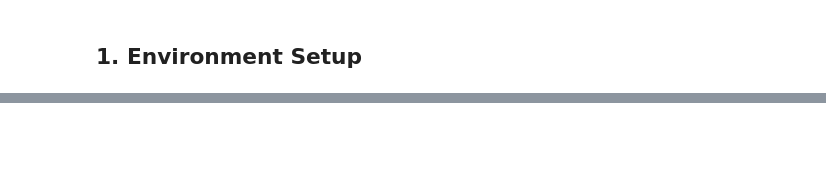
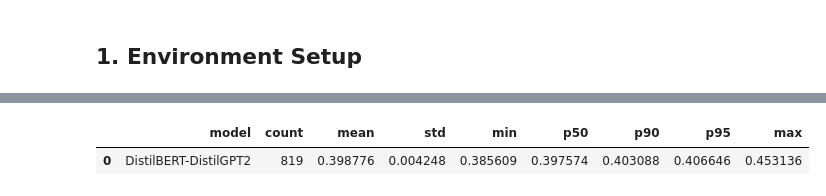
Before and after one commit to LittleHouse75/flatiron-language-models-for-ai, a Jupyter notebook: notebooks/02_experiment1_bert_gpt2.ipynb, the cells around one changed output, grey strips where cells are left out. Drawn from its saved outputs; the diff is of its cells as text; code cells hidden in the pictures; blank space fills up the shorter version.

```diff
--- a/notebooks/02_experiment1_bert_gpt2.ipynb
+++ b/notebooks/02_experiment1_bert_gpt2.ipynb
@@ -668,0 +812,84 @@ This notebook demonstrates the feasibility and limitations of a hand-assembled e
+# %%
+# Test Set Latency Measurement
+
+print("\n" + "="*60)
+print("TEST SET LATENCY MEASUREMENT")
+print("="*60)
+
+import time
+from tqdm.auto import tqdm
+
+model.eval()
+latencies = []
+
+print(f"\nMeasuring per-example inference latency on {len(test_df)} test examples...")
+
+for idx, row in tqdm(test_df.iterrows(), total=len(test_df), desc="Measuring latency"):
+    dialogue = row["dialogue"]
+
+    # Tokenize (encoder uses its own tokenizer)
+    inputs = enc_tokenizer(
+        dialogue,
+        return_tensors="pt",
+        truncation=True,
+        padding="max_length",
+        max_length=MAX_SOURCE_LEN,
+    ).to(device)
+
+    # Time the generation
+    t0 = time.perf_counter()
+    with torch.no_grad():
+        outputs = model.generate(
+            input_ids=inputs.input_ids,
+            attention_mask=inputs.attention_mask,
+            max_length=MAX_TARGET_LEN,
+            num_beams=NUM_BEAMS,
+            early_stopping=True,
+        )
+    # Synchronize GPU to ensure accurate timing
+    if device.type == "cuda":
+        torch.cuda.synchronize()
+    t1 = time.perf_counter()
+
+    latencies.append(t1 - t0)
+
+# Add latencies to the predictions DataFrame
+full_test_results["latency_seconds"] = latencies
+
+# Re-save predictions with latency column
+full_test_results.to_csv(predictions_path, index=False)
+print(f"\nUpdated predictions with latency: {predictions_path}")
+
+# Compute and display latency statistics
+latency_series = pd.Series(latencies)
+latency_stats = latency_series.describe(percentiles=[0.5, 0.9, 0.95])
+
+print(f"\nLatency Statistics (seconds):")
+print(f"  Count:  {latency_stats['count']:.0f}")
+print(f"  Mean:   {latency_stats['mean']:.4f}")
+print(f"  Std:    {latency_stats['std']:.4f}")
+print(f"  Min:    {latency_stats['min']:.4f}")
+print(f"  P50:    {latency_stats['50%']:.4f}")
+print(f"  P90:    {latency_stats['90%']:.4f}")
+print(f"  P95:    {latency_stats['95%']:.4f}")
+print(f"  Max:    {latency_stats['max']:.4f}")
+
+# Save latency summary (matching Experiment 3 format)
+latency_summary_df = pd.DataFrame([{
+    "model": "DistilBERT-DistilGPT2",
+    "count": len(latencies),
+    "mean": latency_series.mean(),
+    "std": latency_series.std(),
+    "min": latency_series.min(),
+    "p50": latency_series.quantile(0.50),
+    "p90": latency_series.quantile(0.90),
+    "p95": latency_series.quantile(0.95),
+    "max": latency_series.max(),
+}])
+
+latency_summary_path = OUTPUT_DIR / "latency_summary.csv"
+latency_summary_df.to_csv(latency_summary_path, index=False)
+print(f"\nSaved latency summary to: {latency_summary_path}")
+
+display(latency_summary_df)
+# %% [output]
@@ -668,0 +914,2 @@ This notebook demonstrates the feasibility and limitations of a hand-assembled e
+|  | model | count | mean | std | min | p50 | p90 | p95 | max |
+| 0 | DistilBERT-DistilGPT2 | 819 | 0.398776 | 0.004248 | 0.385609 | 0.397574 | 0.403088 | 0.406646 | 0.453136 |
```
Also changed, not shown: parts of 64 cells of this notebook, 6 other files.
